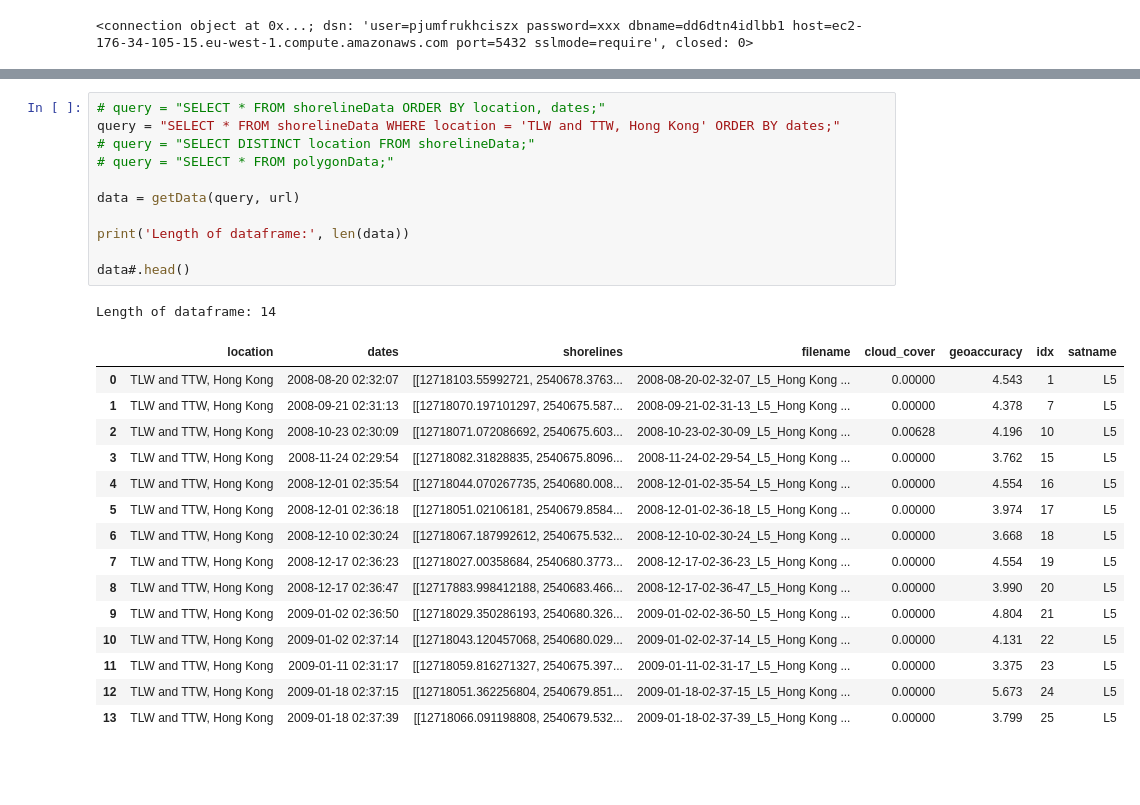
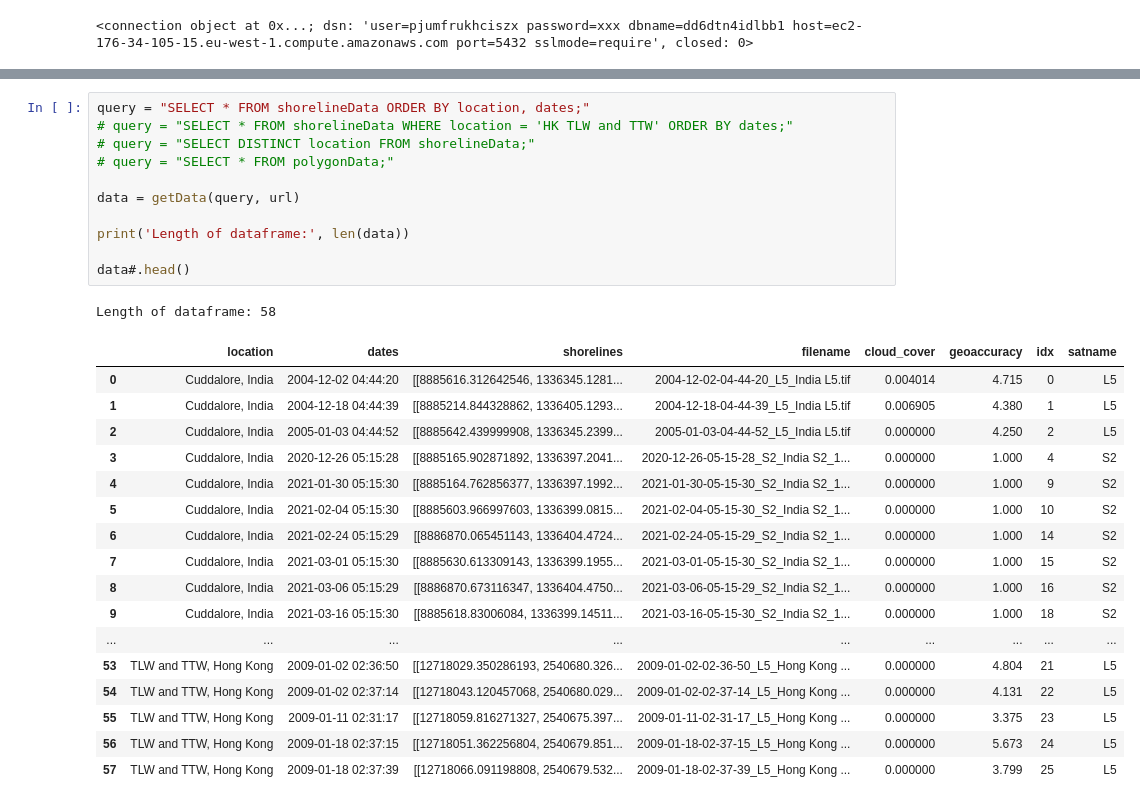
Before and after one commit to Teo-KJ/Investigating-Coastal-Changes, a Jupyter notebook: Notebook/Connect PostgreSQL DB.ipynb, the cells around one changed output, grey strips where cells are left out. Cells and saved outputs as stored; diff of their text form; blank space fills up the shorter version.

```diff
--- a/Notebook/Connect PostgreSQL DB.ipynb
+++ b/Notebook/Connect PostgreSQL DB.ipynb
@@ -89,29 +100,31 @@ conn
 # setUpDB(command, url)
 # %%
-# query = "SELECT * FROM shorelineData ORDER BY location, dates;"
-query = "SELECT * FROM shorelineData WHERE location = 'TLW and TTW, Hong Kong' ORDER BY dates;"
+query = "SELECT * FROM shorelineData ORDER BY location, dates;"
+# query = "SELECT * FROM shorelineData WHERE location = 'HK TLW and TTW' ORDER BY dates;"
 # query = "SELECT DISTINCT location FROM shorelineData;"
 # query = "SELECT * FROM polygonData;"
 
 data = getData(query, url)
 
 print('Length of dataframe:', len(data))
 
 data#.head()
 # %% [output]
-Length of dataframe: 14
+Length of dataframe: 58
 |  | location | dates | shorelines | filename | cloud_cover | geoaccuracy | idx | satname |
-| 0 | TLW and TTW, Hong Kong | 2008-08-20 02:32:07 | [[12718103.55992721, 2540678.3763... | 2008-08-20-02-32-07_L5_Hong Kong ... | 0.00000 | 4.543 | 1 | L5 |
-| 1 | TLW and TTW, Hong Kong | 2008-09-21 02:31:13 | [[12718070.197101297, 2540675.587... | 2008-09-21-02-31-13_L5_Hong Kong ... | 0.00000 | 4.378 | 7 | L5 |
-| 2 | TLW and TTW, Hong Kong | 2008-10-23 02:30:09 | [[12718071.072086692, 2540675.603... | 2008-10-23-02-30-09_L5_Hong Kong ... | 0.00628 | 4.196 | 10 | L5 |
-| 3 | TLW and TTW, Hong Kong | 2008-11-24 02:29:54 | [[12718082.31828835, 2540675.8096... | 2008-11-24-02-29-54_L5_Hong Kong ... | 0.00000 | 3.762 | 15 | L5 |
-| 4 | TLW and TTW, Hong Kong | 2008-12-01 02:35:54 | [[12718044.070267735, 2540680.008... | 2008-12-01-02-35-54_L5_Hong Kong ... | 0.00000 | 4.554 | 16 | L5 |
-| 5 | TLW and TTW, Hong Kong | 2008-12-01 02:36:18 | [[12718051.02106181, 2540679.8584... | 2008-12-01-02-36-18_L5_Hong Kong ... | 0.00000 | 3.974 | 17 | L5 |
-| 6 | TLW and TTW, Hong Kong | 2008-12-10 02:30:24 | [[12718067.187992612, 2540675.532... | 2008-12-10-02-30-24_L5_Hong Kong ... | 0.00000 | 3.668 | 18 | L5 |
-| 7 | TLW and TTW, Hong Kong | 2008-12-17 02:36:23 | [[12718027.00358684, 2540680.3773... | 2008-12-17-02-36-23_L5_Hong Kong ... | 0.00000 | 4.554 | 19 | L5 |
-| 8 | TLW and TTW, Hong Kong | 2008-12-17 02:36:47 | [[12717883.998412188, 2540683.466... | 2008-12-17-02-36-47_L5_Hong Kong ... | 0.00000 | 3.990 | 20 | L5 |
-| 9 | TLW and TTW, Hong Kong | 2009-01-02 02:36:50 | [[12718029.350286193, 2540680.326... | 2009-01-02-02-36-50_L5_Hong Kong ... | 0.00000 | 4.804 | 21 | L5 |
-| 10 | TLW and TTW, Hong Kong | 2009-01-02 02:37:14 | [[12718043.120457068, 2540680.029... | 2009-01-02-02-37-14_L5_Hong Kong ... | 0.00000 | 4.131 | 22 | L5 |
-| 11 | TLW and TTW, Hong Kong | 2009-01-11 02:31:17 | [[12718059.816271327, 2540675.397... | 2009-01-11-02-31-17_L5_Hong Kong ... | 0.00000 | 3.375 | 23 | L5 |
-| 12 | TLW and TTW, Hong Kong | 2009-01-18 02:37:15 | [[12718051.362256804, 2540679.851... | 2009-01-18-02-37-15_L5_Hong Kong ... | 0.00000 | 5.673 | 24 | L5 |
-| 13 | TLW and TTW, Hong Kong | 2009-01-18 02:37:39 | [[12718066.091198808, 2540679.532... | 2009-01-18-02-37-39_L5_Hong Kong ... | 0.00000 | 3.799 | 25 | L5 |
+| 0 | Cuddalore, India | 2004-12-02 04:44:20 | [[8885616.312642546, 1336345.1281... | 2004-12-02-04-44-20_L5_India L5.tif | 0.004014 | 4.715 | 0 | L5 |
+| 1 | Cuddalore, India | 2004-12-18 04:44:39 | [[8885214.844328862, 1336405.1293... | 2004-12-18-04-44-39_L5_India L5.tif | 0.006905 | 4.380 | 1 | L5 |
+| 2 | Cuddalore, India | 2005-01-03 04:44:52 | [[8885642.439999908, 1336345.2399... | 2005-01-03-04-44-52_L5_India L5.tif | 0.000000 | 4.250 | 2 | L5 |
+| 3 | Cuddalore, India | 2020-12-26 05:15:28 | [[8885165.902871892, 1336397.2041... | 2020-12-26-05-15-28_S2_India S2_1... | 0.000000 | 1.000 | 4 | S2 |
+| 4 | Cuddalore, India | 2021-01-30 05:15:30 | [[8885164.762856377, 1336397.1992... | 2021-01-30-05-15-30_S2_India S2_1... | 0.000000 | 1.000 | 9 | S2 |
+| 5 | Cuddalore, India | 2021-02-04 05:15:30 | [[8885603.966997603, 1336399.0815... | 2021-02-04-05-15-30_S2_India S2_1... | 0.000000 | 1.000 | 10 | S2 |
+| 6 | Cuddalore, India | 2021-02-24 05:15:29 | [[8886870.065451143, 1336404.4724... | 2021-02-24-05-15-29_S2_India S2_1... | 0.000000 | 1.000 | 14 | S2 |
+| 7 | Cuddalore, India | 2021-03-01 05:15:30 | [[8885630.613309143, 1336399.1955... | 2021-03-01-05-15-30_S2_India S2_1... | 0.000000 | 1.000 | 15 | S2 |
+| 8 | Cuddalore, India | 2021-03-06 05:15:29 | [[8886870.673116347, 1336404.4750... | 2021-03-06-05-15-29_S2_India S2_1... | 0.000000 | 1.000 | 16 | S2 |
+| 9 | Cuddalore, India | 2021-03-16 05:15:30 | [[8885618.83006084, 1336399.14511... | 2021-03-16-05-15-30_S2_India S2_1... | 0.000000 | 1.000 | 18 | S2 |
+| ... | ... | ... | ... | ... | ... | ... | ... | ... |
+| 53 | TLW and TTW, Hong Kong | 2009-01-02 02:36:50 | [[12718029.350286193, 2540680.326... | 2009-01-02-02-36-50_L5_Hong Kong ... | 0.000000 | 4.804 | 21 | L5 |
+| 54 | TLW and TTW, Hong Kong | 2009-01-02 02:37:14 | [[12718043.120457068, 2540680.029... | 2009-01-02-02-37-14_L5_Hong Kong ... | 0.000000 | 4.131 | 22 | L5 |
+| 55 | TLW and TTW, Hong Kong | 2009-01-11 02:31:17 | [[12718059.816271327, 2540675.397... | 2009-01-11-02-31-17_L5_Hong Kong ... | 0.000000 | 3.375 | 23 | L5 |
+| 56 | TLW and TTW, Hong Kong | 2009-01-18 02:37:15 | [[12718051.362256804, 2540679.851... | 2009-01-18-02-37-15_L5_Hong Kong ... | 0.000000 | 5.673 | 24 | L5 |
+| 57 | TLW and TTW, Hong Kong | 2009-01-18 02:37:39 | [[12718066.091198808, 2540679.532... | 2009-01-18-02-37-39_L5_Hong Kong ... | 0.000000 | 3.799 | 25 | L5 |
```
Also changed, not shown: parts of 1 cell of this notebook, 3 other files.
